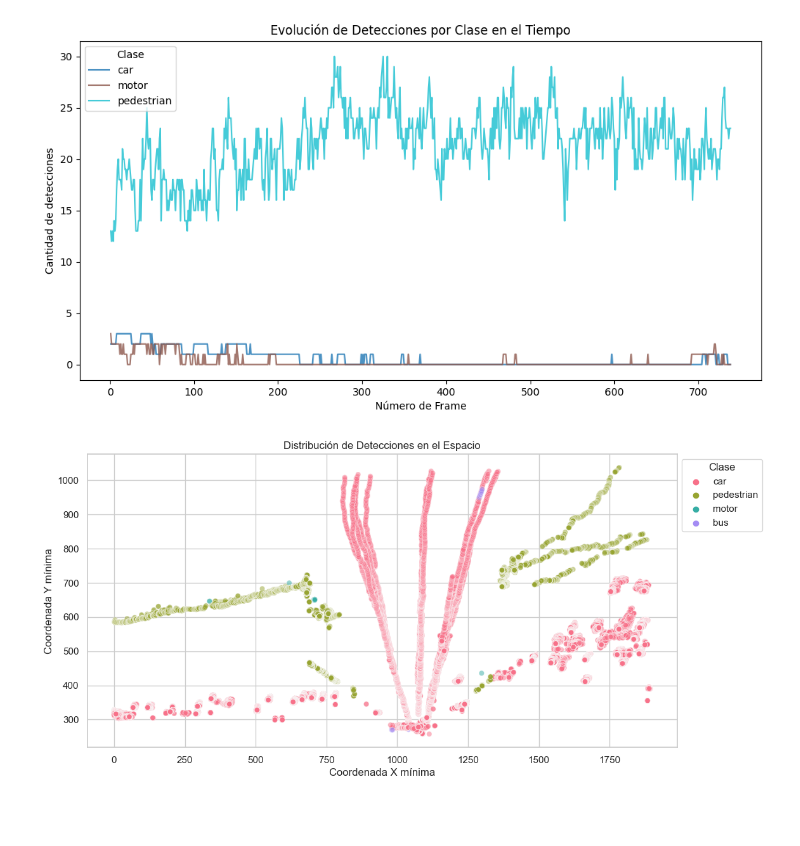
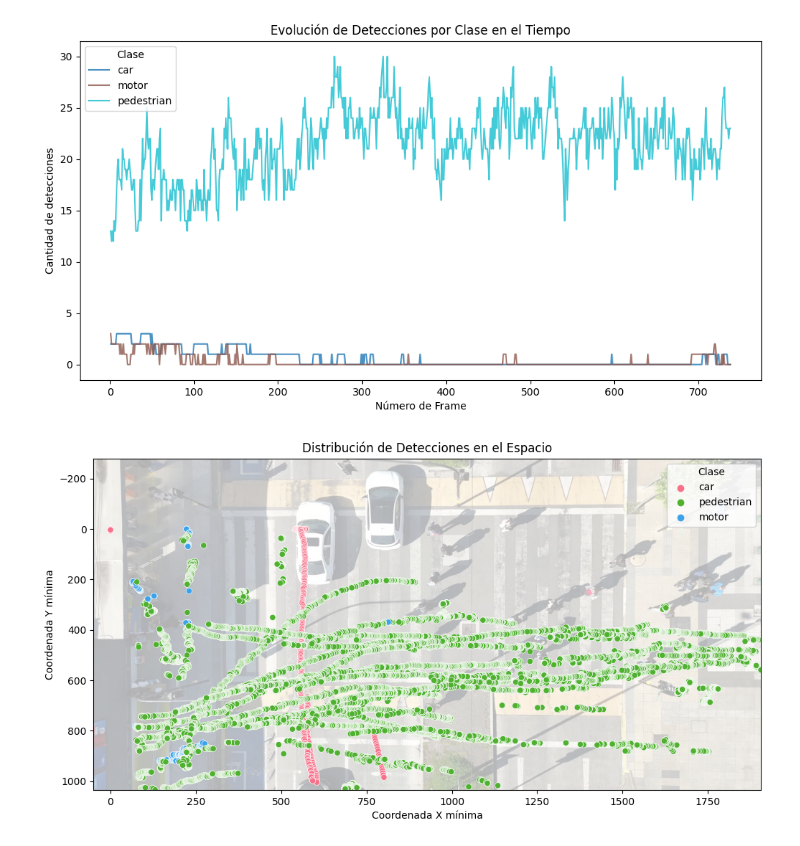
Before and after one commit to diegoalrv/yolo-flow, a Jupyter notebook: gráficos.ipynb, the cells around one changed output. Cells and saved outputs as stored; diff of their text form; code cells hidden in the pictures; blank space fills up the shorter version.

```diff
--- a/gráficos.ipynb
+++ b/gráficos.ipynb
@@ -6,5 +7,5 @@ import matplotlib.image as mpimg
 # %%
-file_path = "detecciones.csv"
+file_path = "detecciones_1.csv"
 df = pd.read_csv(file_path, delimiter=';')
 
 df.head()
@@ -27,13 +28,17 @@ plt.show()
 # %% [output]
 [figure]
 # %%
-#Gráfico dispersión
+img = mpimg.imread("frame_inicial.jpg")
+
 plt.figure(figsize=(12, 6))
-sns.scatterplot(x=df["Xmin"], y=df["Ymin"], hue=df["Clase"], alpha=0.5, palette="husl")
+plt.imshow(img, extent=[df["Xmin"].min() - 50, df["Xmin"].max(), df["Ymin"].min() - 280, df["Ymin"].max()], aspect='auto', alpha=0.3)
+sns.scatterplot(x=df["Xmin"], y=df["Ymin"], hue=df["Clase"], palette="husl")
 plt.xlabel("Coordenada X mínima")
 plt.ylabel("Coordenada Y mínima")
 plt.title("Distribución de Detecciones en el Espacio")
+plt.gca().invert_yaxis()
 plt.legend(title="Clase", bbox_to_anchor=(1, 1))
+
 plt.show()
 # %% [output]
-[figure, old version]
+[figure, new version]
```
Also changed, not shown: parts of 4 cells of this notebook, 3 other files.
